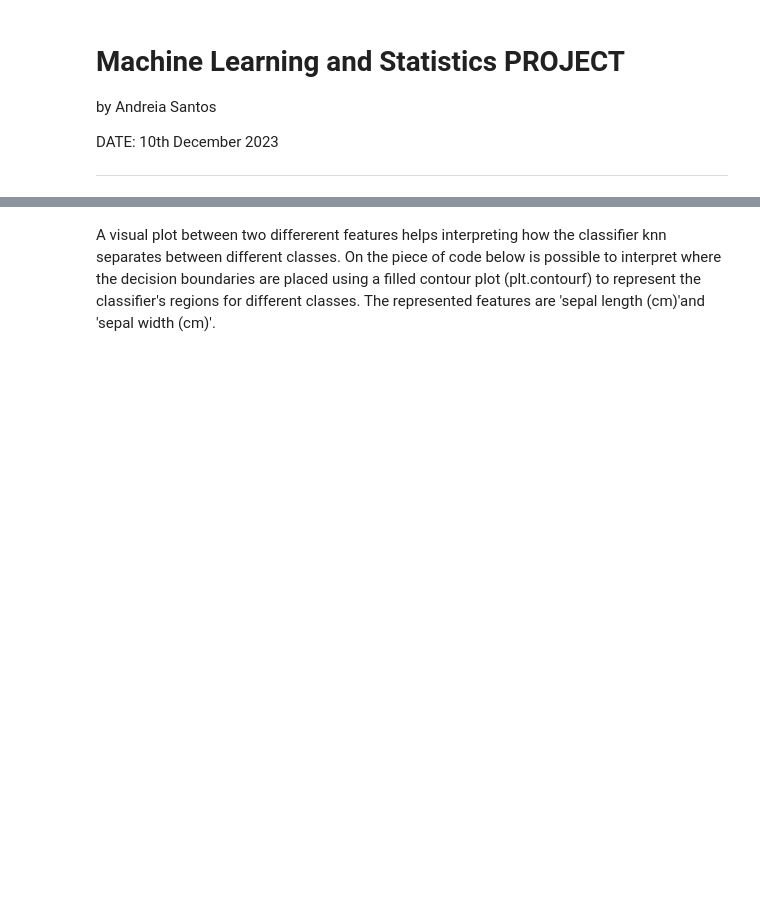
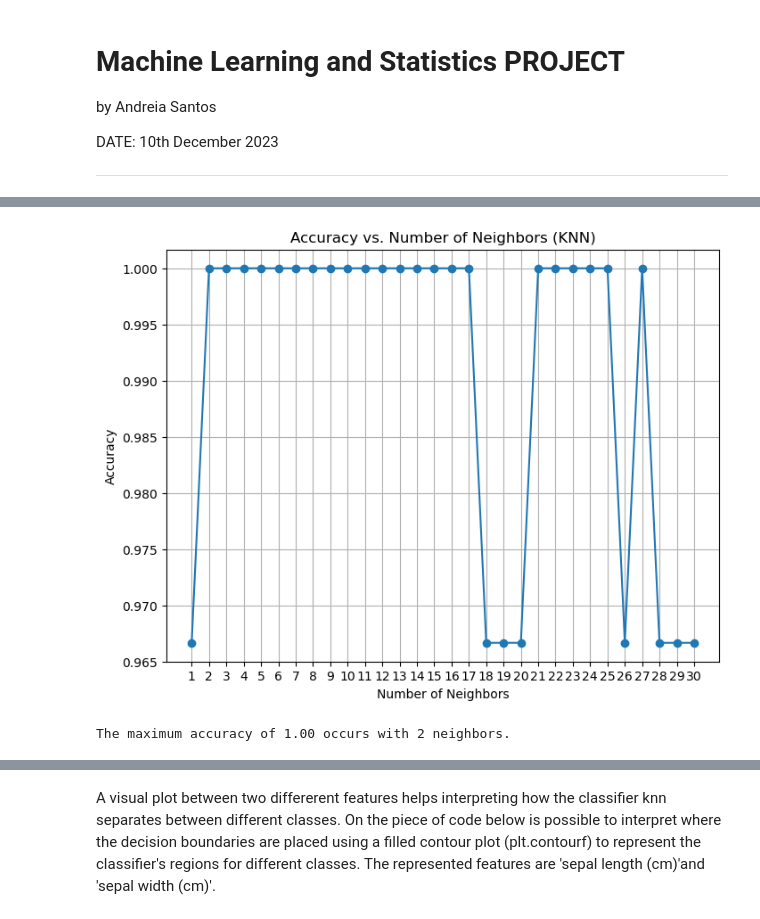
Before and after one commit to andreiandrade7/MACHINE-LEARNING-AND-STATISTICS, a Jupyter notebook: project.ipynb, the cells around one changed output, grey strips where cells are left out. Drawn from its saved outputs; the diff is of its cells as text; code cells hidden in the pictures; blank space fills up the shorter version.

```diff
--- a/project.ipynb
+++ b/project.ipynb
@@ -149,0 +330,43 @@ Name: class, Length: 150, dtype: int32
+# %%
+
+
+# Creating lists to store values for plotting
+neighbors_list = list(range(1, 31))  # Range of n_neighbors values (1 to 31)
+accuracy_values = []
+max_accuracy = 0
+optimal_neighbors = 0
+
+# Loop through different values of n_neighbors
+for n in neighbors_list:
+    # Create a KNN classifier with a specific number of neighbors
+    clf = KNeighborsClassifier(n_neighbors=n)
+
+    # Fit the model to the train subset
+    clf.fit(X_train, y_train)
+
+    # Use the trained model to predict on the test subset
+    y_pred = clf.predict(X_test)
+
+    # Calculate and store accuracy for each n_neighbors
+    accuracy = clf.score(X_test, y_test)
+    accuracy_values.append(accuracy)
+
+    # Find and store the maximum accuracy and its corresponding number of neighbors
+    if accuracy > max_accuracy:
+        max_accuracy = accuracy
+        optimal_neighbors = n
+
+# Plotting the graph for n_neighbors vs. accuracy
+plt.figure(figsize=(8, 6))
+plt.plot(neighbors_list, accuracy_values, marker='o', linestyle='-')
+plt.title('Accuracy vs. Number of Neighbors (KNN)')
+plt.xlabel('Number of Neighbors')
+plt.ylabel('Accuracy')
+plt.xticks(np.arange(1, 31, step=1))  # Set x-axis ticks from 1 to 31
+plt.grid(True)
+plt.show()
+
+print(f"The maximum accuracy of {max_accuracy:.2f} occurs with {optimal_neighbors} neighbors.")
+# %% [output]
+[figure, added]
+The maximum accuracy of 1.00 occurs with 2 neighbors.
```
Also changed, not shown: parts of 53 cells of this notebook, 6 other files.
